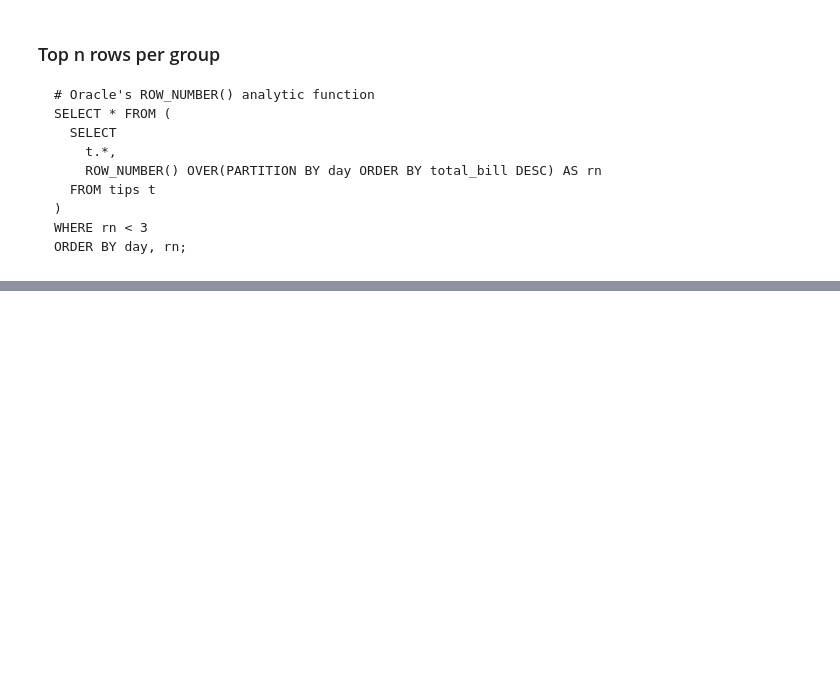
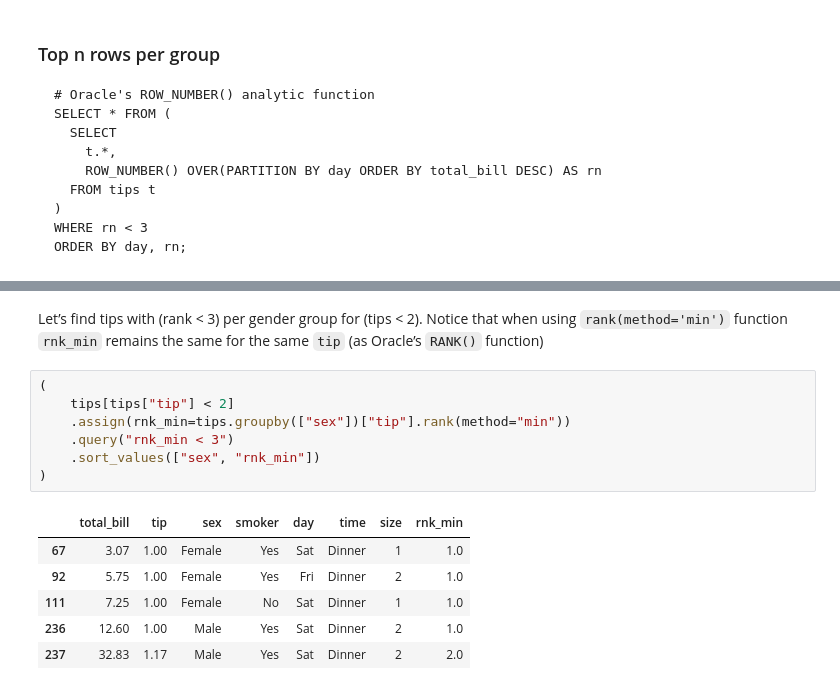
Before and after one commit to stevenkhwun/P4DS, a Jupyter notebook: SQL_in_Python_3.ipynb, the cells around one changed output, grey strips where cells are left out. Drawn from its saved outputs; the diff is of its cells as text; blank space fills up the shorter version.

```diff
--- a/SQL_in_Python_3.ipynb
+++ b/SQL_in_Python_3.ipynb
@@ -177,0 +195,16 @@ pd.merge(df1, df2, on="key", how="outer")
+# %% [markdown]
+Let’s find tips with (rank < 3) per gender group for (tips < 2). Notice that when using `rank(method='min')` function `rnk_min` remains the same for the same `tip` (as Oracle’s `RANK()` function)
+# %%
+(
+    tips[tips["tip"] < 2]
+    .assign(rnk_min=tips.groupby(["sex"])["tip"].rank(method="min"))
+    .query("rnk_min < 3")
+    .sort_values(["sex", "rnk_min"])
+)
+# %% [output]
+|  | total_bill | tip | sex | smoker | day | time | size | rnk_min |
+| 67 | 3.07 | 1.00 | Female | Yes | Sat | Dinner | 1 | 1.0 |
+| 92 | 5.75 | 1.00 | Female | Yes | Fri | Dinner | 2 | 1.0 |
+| 111 | 7.25 | 1.00 | Female | No | Sat | Dinner | 1 | 1.0 |
+| 236 | 12.60 | 1.00 | Male | Yes | Sat | Dinner | 2 | 1.0 |
+| 237 | 32.83 | 1.17 | Male | Yes | Sat | Dinner | 2 | 2.0 |
```
Also changed, not shown: parts of 11 cells of this notebook.
